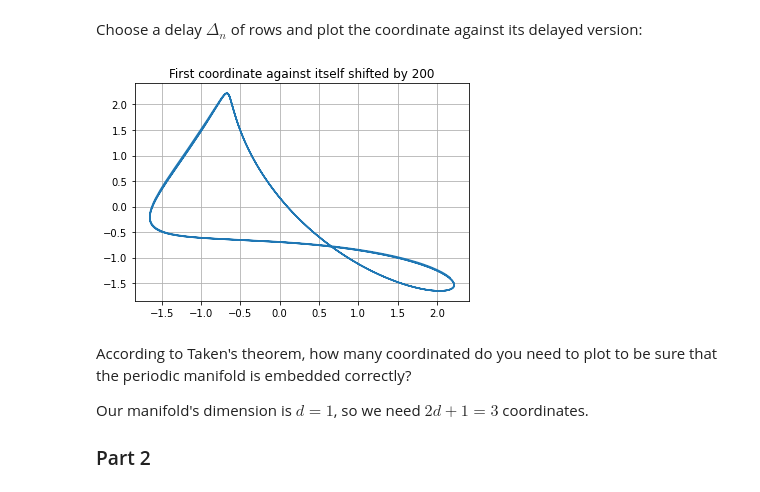
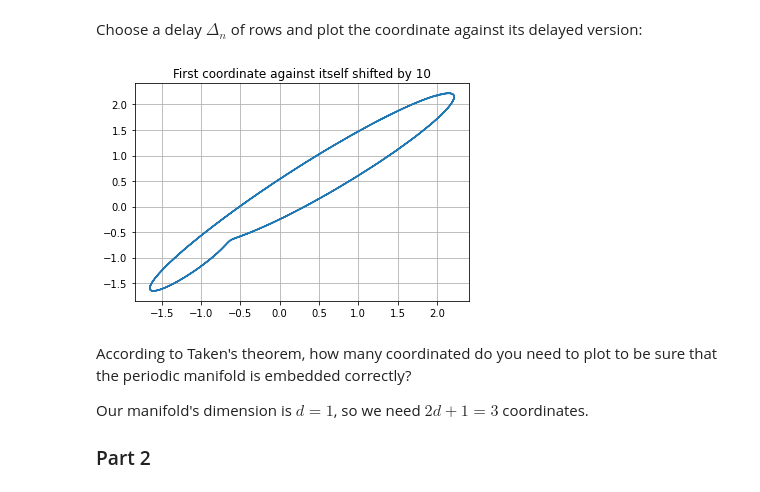
Before and after one commit to AlexPasqua/MLCMS-exercises, a Jupyter notebook: EX5/src/task4.ipynb, the cells around one changed output. Drawn from its saved outputs; the diff is of its cells as text; code cells hidden in the pictures.

```diff
--- a/EX5/src/task4.ipynb
+++ b/EX5/src/task4.ipynb
@@ -22,14 +22,14 @@ plt.show()
 # %% [markdown]
 Choose a delay $\Delta_n$ of rows and plot the coordinate against its delayed version:
 # %%
-delta_t = 200
+delta_t = 10
 x = np.roll(manifold[:, 0], shift=delta_t)
 plt.plot(x, manifold[:, 0])
 plt.title(f"First coordinate against itself shifted by {delta_t}")
 plt.grid()
 plt.show()
 # %% [output]
-[figure, old version]
+[figure, new version]
 # %% [markdown]
 According to Taken's theorem, how many coordinated do you need to plot
 to be sure that the periodic manifold is embedded correctly?
```
Also changed, not shown: parts of 2 cells of this notebook.
